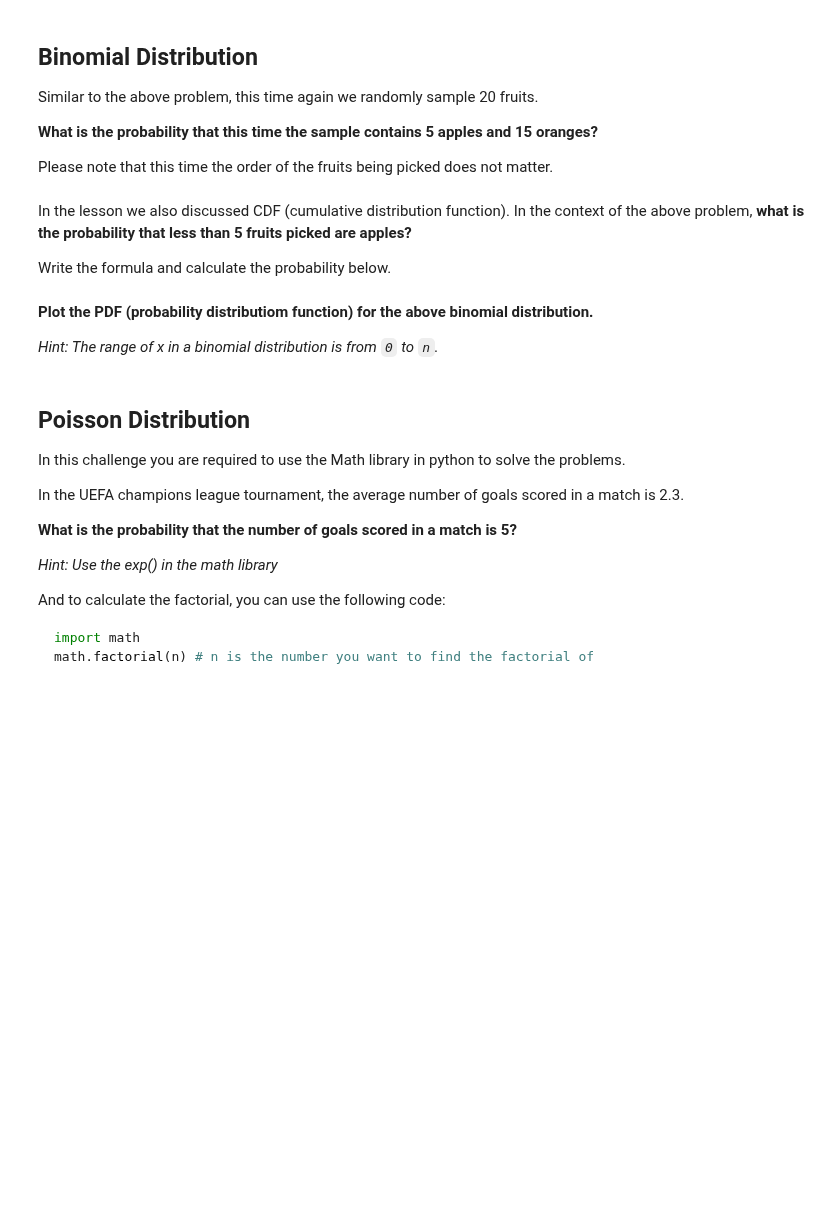
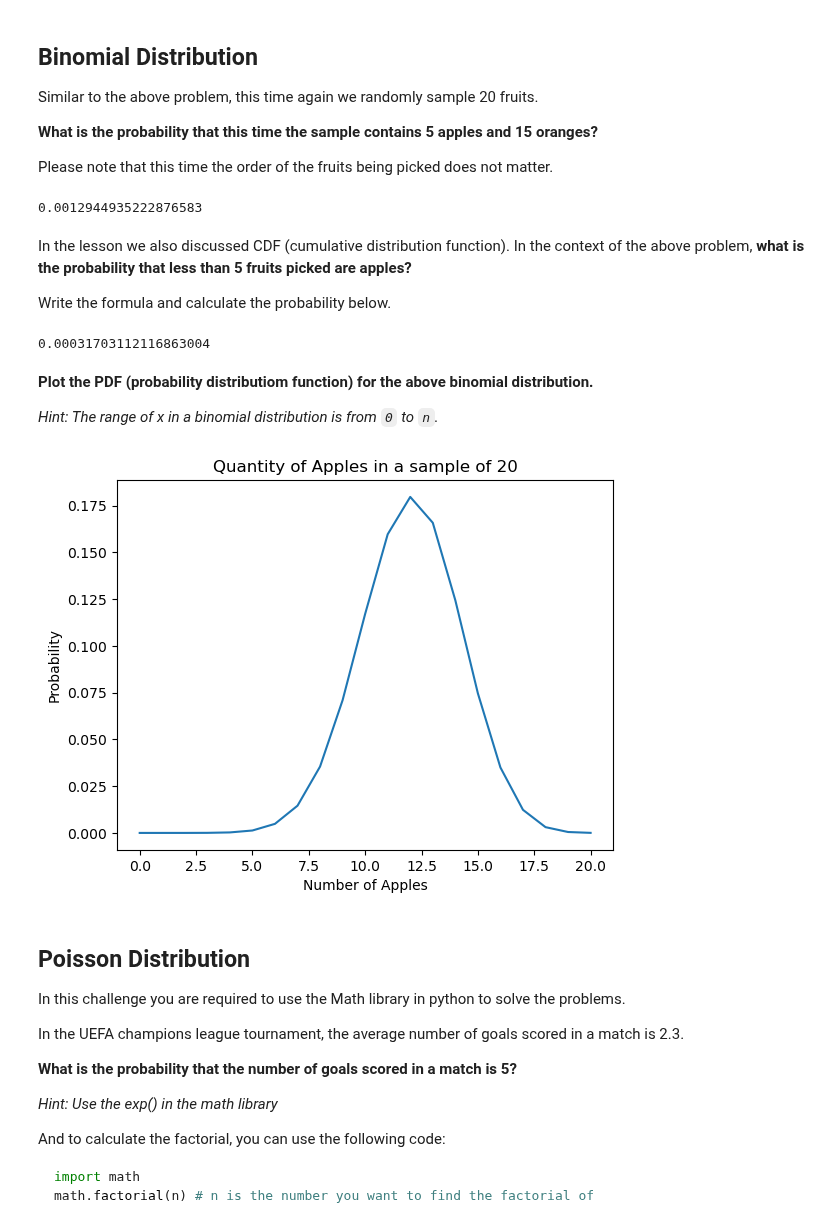
Before and after one commit to ta-data-lis/lab-probability-distributions, a Jupyter notebook: your-code/discrete.ipynb, the cells around one changed output. Cells and saved outputs as stored; diff of their text form; code cells hidden in the pictures; blank space fills up the shorter version.

Commit message:
[lab-probability-distributions] vivian andreozzi

```diff
--- a/your-code/discrete.ipynb
+++ b/your-code/discrete.ipynb
@@ -64,3 +68,11 @@ Please note that this time the order of the fruits being picked does not matter.
+# %%
+n = 20
+
+dist = binom(n,p)
+prob = dist.pmf(5)
+prob
+# %% [output]
+0.0012944935222876583
 # %% [markdown]
 In the lesson we also discussed CDF (cumulative distribution function). In the context of the above problem, **what is the probability that less than 5 fruits picked are apples?**
 
@@ -70,3 +80,7 @@ Write the formula and calculate the probability below.
+# %%
+dist.cdf(4)
+# %% [output]
+0.00031703112116863004
 # %% [markdown]
 **Plot the PDF (probability distributiom function) for the above binomial distribution.**
 
@@ -77,3 +88,14 @@ Write the formula and calculate the probability below.
+# %%
+x = np.arange(0,21)
+y = dist.pmf(x)
+
+plt.plot(x,y)
+plt.title("Quantity of Apples in a sample of 20")
+plt.xlabel("Number of Apples")
+plt.ylabel("Probability")
+plt.show()
+# %% [output]
+[figure, added]
 # %% [markdown]
 ## Poisson Distribution
 
```
Also changed, not shown: parts of 5 cells of this notebook.
